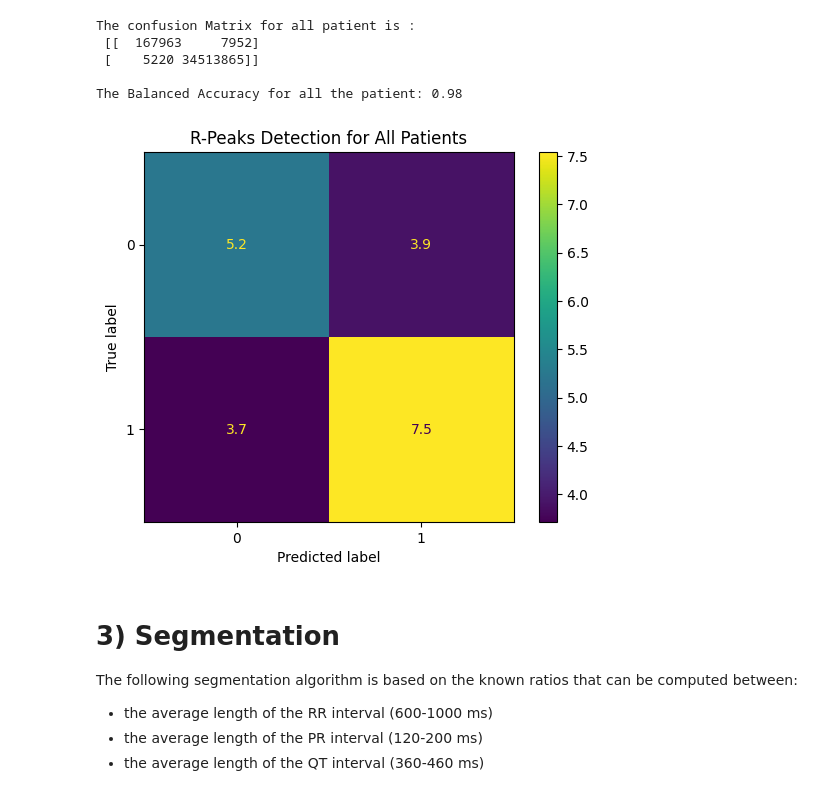
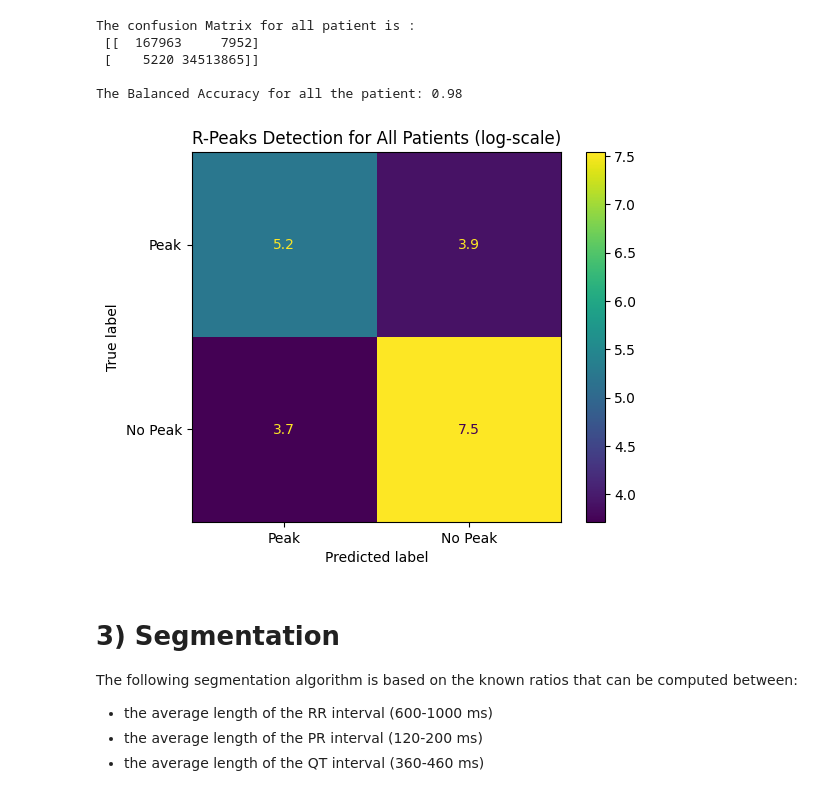
Before and after one commit to EkaterinaChueva/LCP-B, a Jupyter notebook: ECG 12 Leads/ECG_Physionet.ipynb, the cells around one changed output. Cells and saved outputs as stored; diff of their text form; code cells hidden in the pictures.

```diff
--- a/ECG 12 Leads/ECG_Physionet.ipynb
+++ b/ECG 12 Leads/ECG_Physionet.ipynb
@@ -947,12 +947,12 @@ The confusion Matrix for all patient is :
 
 The Balanced Accuracy for all the patient: 0.98
 # %%
-disp = ConfusionMatrixDisplay(confusion_matrix=np.log10(confusion))
+disp = ConfusionMatrixDisplay(confusion_matrix=np.log10(confusion), display_labels=['Peak', 'No Peak'])
 disp.plot()
-disp.ax_.set_title('R-Peaks Detection for All Patients')
+disp.ax_.set_title('R-Peaks Detection for All Patients (log-scale)')
 plt.show()
 # %% [output]
-[figure, old version]
+[figure, new version]
 # %% [markdown]
 # 3) Segmentation
 
```
Also changed, not shown: parts of 1 cell of this notebook.
